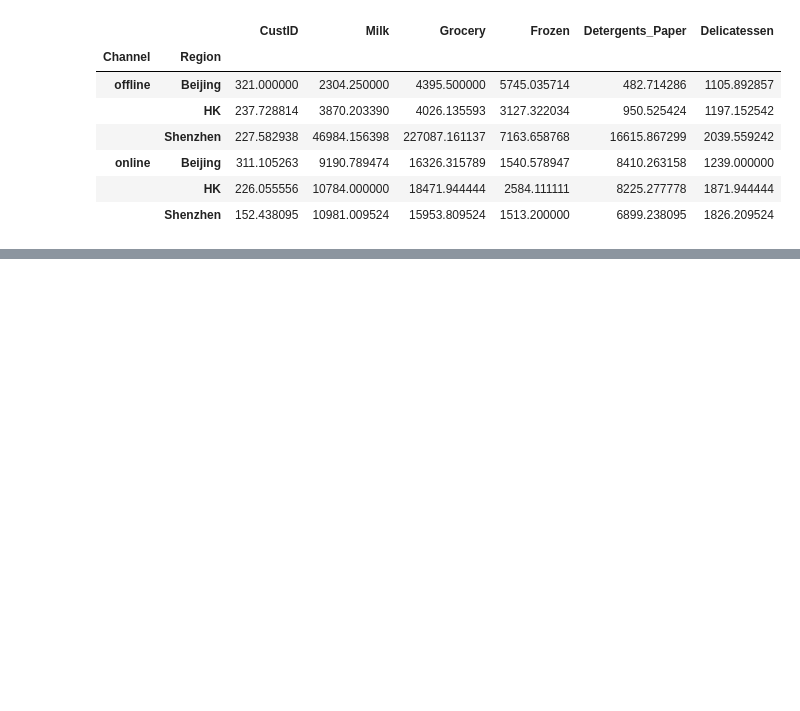
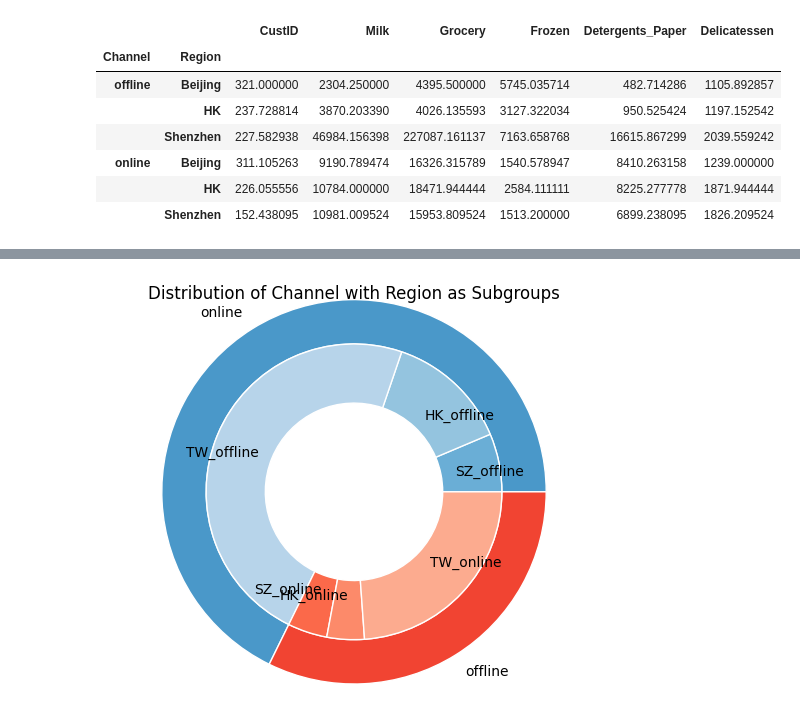
Before and after one commit to bkty1122/bkty1122, a Jupyter notebook: master-school-project/COM6101-Ass-1/Q2_p233340.ipynb, the cells around one changed output, grey strips where cells are left out. Cells and saved outputs as stored; diff of their text form; code cells hidden in the pictures; blank space fills up the shorter version.

```diff
--- a/master-school-project/COM6101-Ass-1/Q2_p233340.ipynb
+++ b/master-school-project/COM6101-Ass-1/Q2_p233340.ipynb
@@ -122,0 +137,28 @@ df['Channel'].value_counts().plot.pie(autopct='%1.1f%%')
+# %%
+# as per the above example, we can create a donut chart for the distribution of channel, having region as subgroups
+# group names are values in the 'Channel' column
+group_names = df['Channel'].unique().tolist()
+group_size = df['Channel'].value_counts()
+subgroup_names = ['SZ_offline', 'HK_offline', 'TW_offline', 'SZ_online', 'HK_online', 'TW_online']
+subgroup_size = df.groupby('Channel')['Region'].value_counts().unstack().fillna(0).values.flatten()
+
+# Create colors depending on the number of group names
+a, b = [plt.cm.Blues, plt.cm.Reds]
+
+# First Ring (outside)
+fig, ax = plt.subplots()
+ax.axis('equal')
+mypie, _ = ax.pie(group_size, radius=1.3, labels=group_names, colors=[a(0.6), b(0.6)])
+plt.setp( mypie, width=0.3, edgecolor='white')
+
+# second ring (inside), with percentage of each subgroup
+mypie2, _ = ax.pie(subgroup_size, radius=1.3-0.3, labels=subgroup_names, labeldistance=0.7, colors=[a(0.5), a(0.4), a(0.3), b(0.5), b(0.4), b(0.3)])
+plt.setp( mypie2, width=0.4, edgecolor='white')
+plt.margins(0,0)
+
+
+# show it
+plt.title('Distribution of Channel with Region as Subgroups')
+plt.show()
+# %% [output]
+[figure, added]
```
Also changed, not shown: parts of 4 cells of this notebook.
